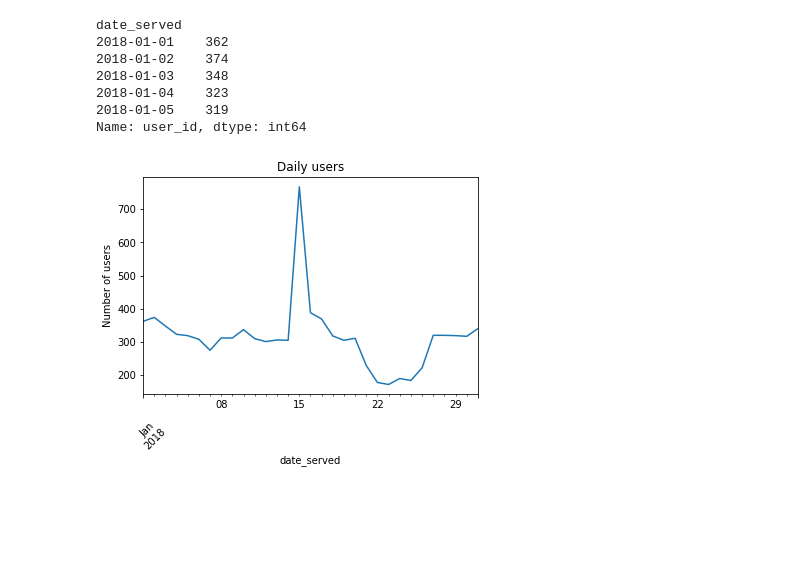
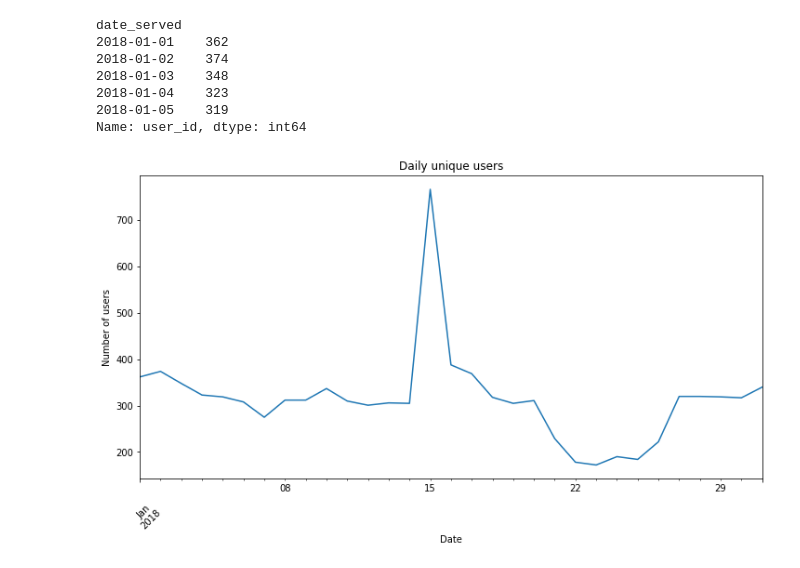
Before and after one commit to Rehan-Javed/analyzing_marketing_campaigns_python, a Jupyter notebook: notebook.ipynb, the cells around one changed output. Cells and saved outputs as stored; diff of their text form; code cells hidden in the pictures; blank space fills up the shorter version.

```diff
--- a/notebook.ipynb
+++ b/notebook.ipynb
@@ -136,20 +221,25 @@ date_served
 2018-01-05    319
 Name: user_id, dtype: int64
 # %%
+# It is always better to see result on a graph rather than in a table,
+# so we would plot the graph
 
 import matplotlib.pyplot as plt
+plt.figure(figsize=(12, 6))
 
 # Lets now Plot the daily_subscribers
 daily_users.plot()
 
 # Include a title and y-axis label
-plt.title('Daily users')
+plt.title('Daily unique users')
 plt.ylabel('Number of users')
+plt.xlabel('Date')
+
 
 # Rotate the x-axis labels by 45 degrees
 plt.xticks(rotation=45)
 
 # Display the plot
 plt.show()
 # %% [output]
-[figure, old version]
+[figure, new version]
```
Also changed, not shown: parts of 72 cells of this notebook.
